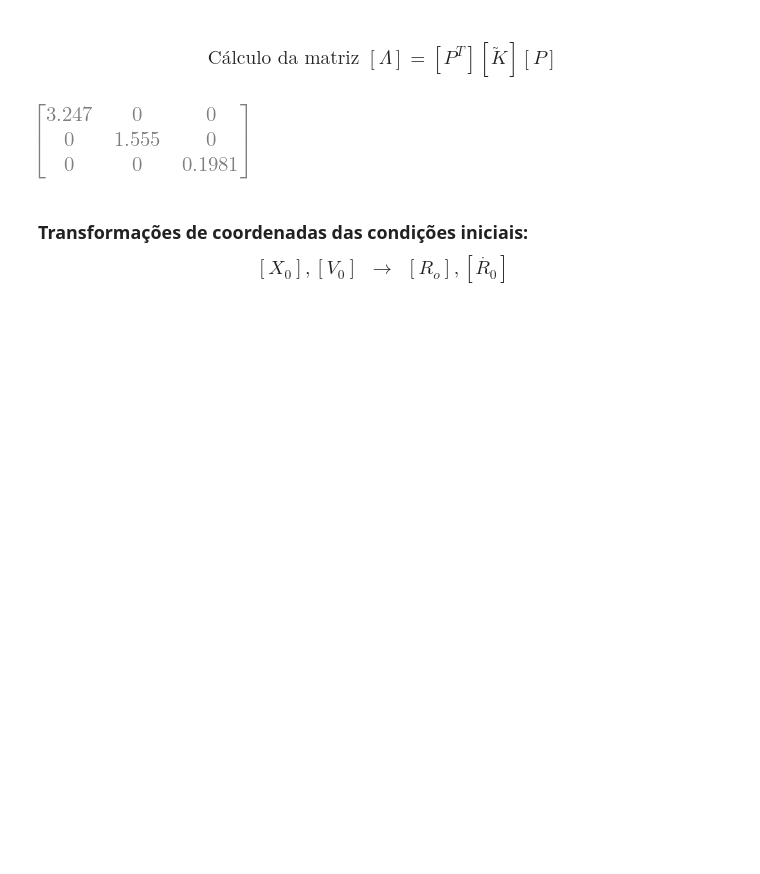
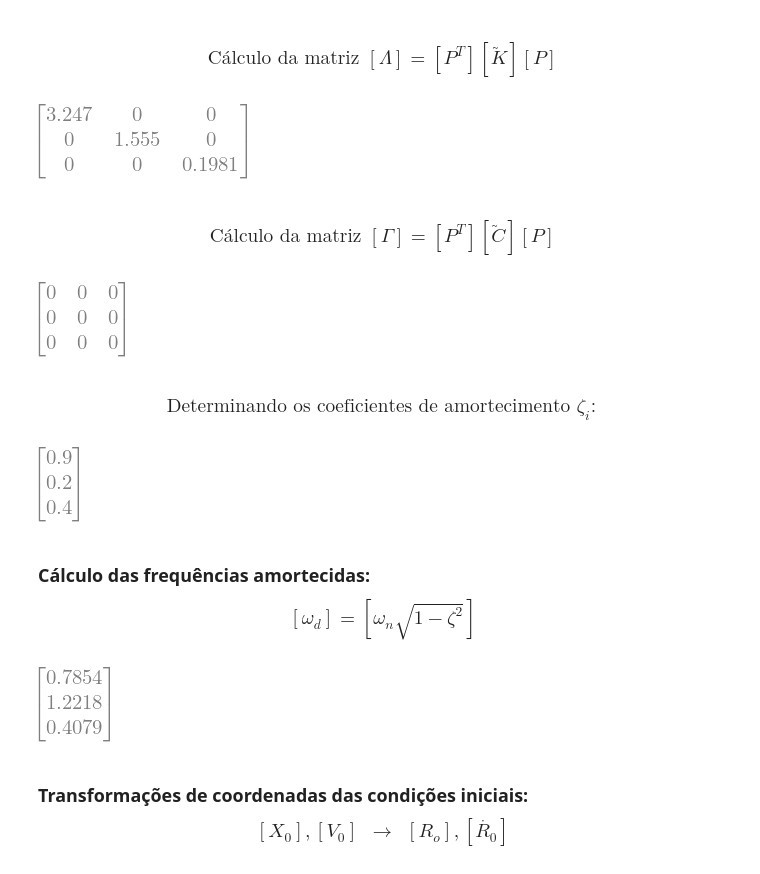
Before and after one commit to ErickNMA/vibrations, a Jupyter notebook: analise_modal/modal2.ipynb, the cells around one changed output. Saved outputs shown, nothing was run; the diff lists cells and outputs as text; code cells hidden in the pictures; blank space fills up the shorter version.

```diff
--- a/analise_modal/modal2.ipynb
+++ b/analise_modal/modal2.ipynb
@@ -150,6 +143,32 @@ LAMB = P.T@K_til@P # Calcula a matriz LAMBDA, que deve ser igual à matriz diago
 Matrix(LAMB.round(4))
 # %% [output]
 [figure]
+# %% [markdown]
+### $$\text{Cálculo da matriz } [\Gamma] = [P^T][\tilde{C}][P]$$
+# %%
+GAM = P.T@C_til@P # Calcula a matriz GAMMA, que deve ser igual à matriz diagonal contendo os coeficientes de amortecimento em r
+
+Matrix(GAM.round(4))
+# %% [output]
+[figure, added]
+# %% [markdown]
+### $$\text{Determinando os coeficientes de amortecimento } \zeta_i:$$
+# %%
+if(Z[0]==-1):
+    for i in range(len(omega_n)):
+        Z[i] = (GAM[i][i]/(2*np.sqrt(LAMB[i][i])))
+
+Matrix(Z)
+# %% [output]
+[figure, added]
+# %% [markdown]
+### Cálculo das frequências amortecidas: $$[\omega_d] = \left[ \omega_n\sqrt{1-\zeta^2} \right]$$
+# %%
+omega_d = omega_n*np.sqrt(1-np.power(Z, 2)) # Calcula a matriz de freqências amortecidas, em rad/s
+
+Matrix(omega_d.round(4))
+# %% [output]
+[figure, added]
 # %% [markdown]
 ### Transformações de coordenadas das condições iniciais: $$[X_0], [V_0] ~~\rightarrow~~ [R_o], [\dot{R_0}]$$
 # %% [markdown]
```
Also changed, not shown: parts of 3 cells of this notebook.
